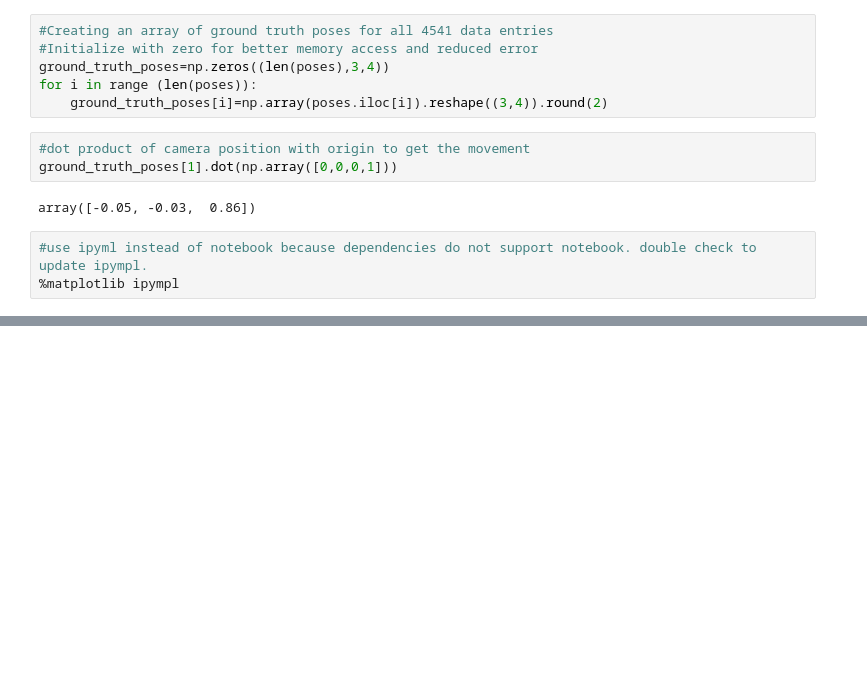
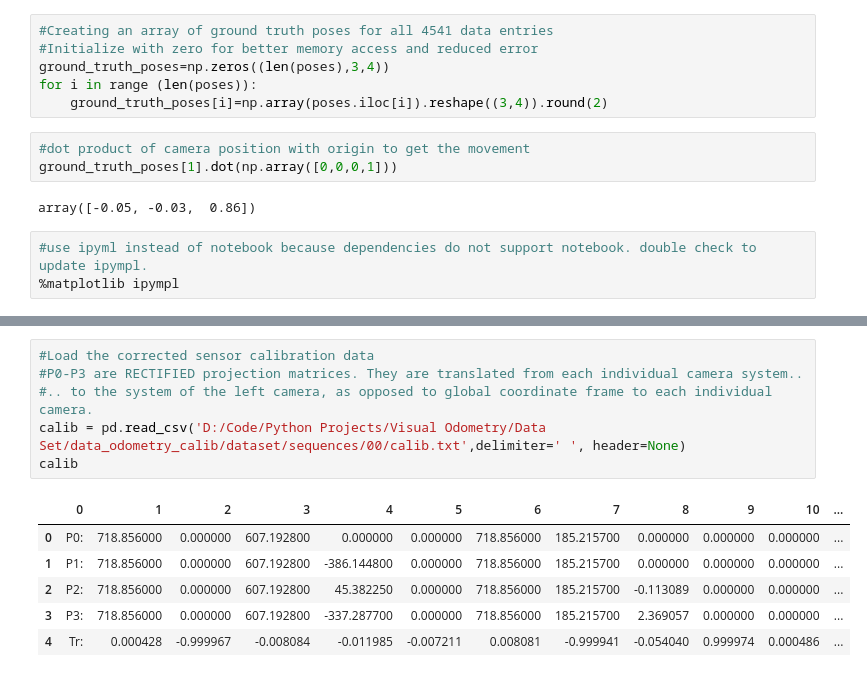
Before and after one commit to jerindelbin/Visual_Odometry_Computer_Vision, a Jupyter notebook: Visual Odometry.ipynb, the cells around one changed output, grey strips where cells are left out. Drawn from its saved outputs; the diff is of its cells as text; blank space fills up the shorter version.

```diff
--- a/Visual Odometry.ipynb
+++ b/Visual Odometry.ipynb
@@ -60,0 +78,13 @@ ax.view_init(elev=-40, azim=270)
+# %%
+#Load the corrected sensor calibration data
+#P0-P3 are RECTIFIED projection matrices. They are translated from each individual camera system..
+#.. to the system of the left camera, as opposed to global coordinate frame to each individual camera.
+calib = pd.read_csv('D:/Code/Python Projects/Visual Odometry/Data Set/data_odometry_calib/dataset/sequences/00/calib.txt',delimiter=' ', header=None)
+calib
+# %% [output]
+|  | 0 | 1 | 2 | 3 | 4 | 5 | 6 | 7 | 8 | 9 | 10 | ... |
+| 0 | P0: | 718.856000 | 0.000000 | 607.192800 | 0.000000 | 0.000000 | 718.856000 | 185.215700 | 0.000000 | 0.000000 | 0.000000 | ... |
+| 1 | P1: | 718.856000 | 0.000000 | 607.192800 | -386.144800 | 0.000000 | 718.856000 | 185.215700 | 0.000000 | 0.000000 | 0.000000 | ... |
+| 2 | P2: | 718.856000 | 0.000000 | 607.192800 | 45.382250 | 0.000000 | 718.856000 | 185.215700 | -0.113089 | 0.000000 | 0.000000 | ... |
+| 3 | P3: | 718.856000 | 0.000000 | 607.192800 | -337.287700 | 0.000000 | 718.856000 | 185.215700 | 2.369057 | 0.000000 | 0.000000 | ... |
+| 4 | Tr: | 0.000428 | -0.999967 | -0.008084 | -0.011985 | -0.007211 | 0.008081 | -0.999941 | -0.054040 | 0.999974 | 0.000486 | ... |
```
Also changed, not shown: parts of 5 cells of this notebook, 1 other file.
